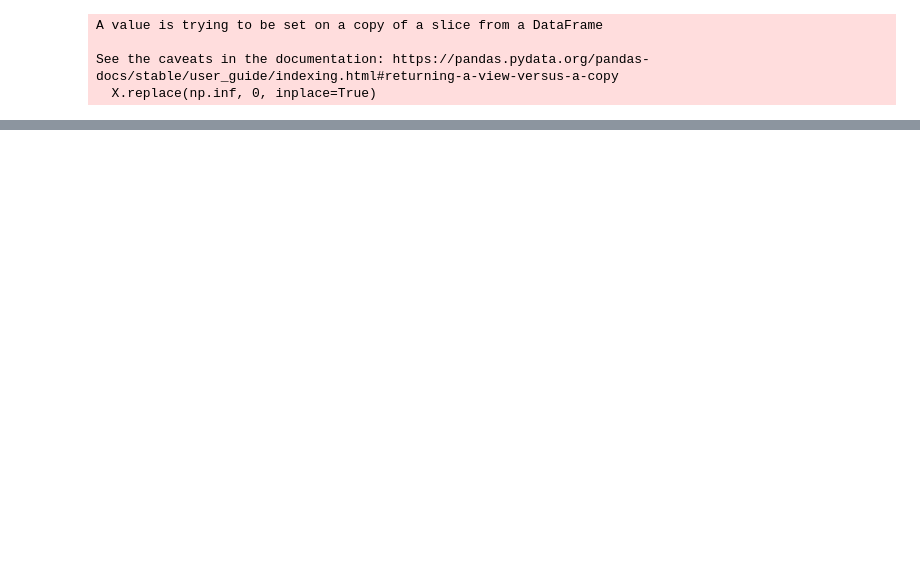
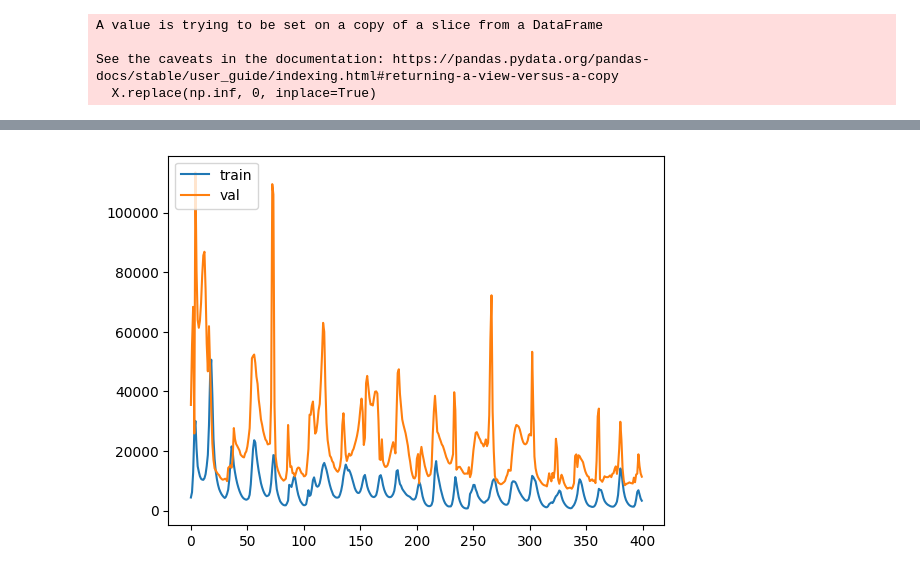
Before and after one commit to The0ps/handson-ml3, a Jupyter notebook: v1.ipynb, the cells around one changed output, grey strips where cells are left out. Saved outputs shown, nothing was run; the diff lists cells and outputs as text; code cells hidden in the pictures; blank space fills up the shorter version.

```diff
--- a/v1.ipynb
+++ b/v1.ipynb
@@ -303,14 +221,13 @@ from sklearn.impute import SimpleImputer
 # %%
-""" process data """
-X = df_kmeans[features]
-y = df_kmeans['label']
+X = df_kmeans_ts[[b for i in features_kmeans_dict_1bar.values() for b in i ] + k_means_label]
+y = df_kmeans_ts[['close']]
 # X_pipeline = make_pipeline(StandardScaler())
 # y_pipeline = make_pipeline(StandardScaler())
 # X = X_pipeline.fit_transform(X)
 # y = y_pipeline.fit_transform(y.values.reshape(-1, 1))
 X.replace(np.inf, 0, inplace=True)
-num_attribs = list(X.columns)[6:]
-cat_attribs = list(X.columns)[:6]
+num_attribs = [b for i in features_kmeans_dict_1bar.values() for b in i ]
+cat_attribs = k_means_label
 num_pipeline = make_pipeline(
     StandardScaler())
 cat_pipeline = make_pipeline(
@@ -320,11 +237,13 @@ preprocessing = ColumnTransformer([
     ('num', num_pipeline ,num_attribs),
     # ('cat', cat_pipeline,make_column_selector(dtype_include=object))
     ('cat2', cat_pipeline,cat_attribs)])
-y_pipiline = make_pipeline(OneHotEncoder())
-X_train, X_test, y_train, y_test = train_test_split(X, y,test_size=0.9, random_state=42,shuffle=False)
-
-X_t = preprocessing.fit_transform(X_train).toarray()
-y_t = y_pipiline.fit_transform(y_train.values.reshape(-1, 1)).toarray()
+# y_pipiline = make_pipeline(OneHotEncoder())
+X_t = preprocessing.fit_transform(X).toarray()
+y_t = y.values.reshape(-1, 1)
+X_train, X_test, y_train, y_test = train_test_split(X_t, y_t,test_size=0.2, random_state=42,shuffle=False)
+# X_t = preprocessing.fit_transform(X_train).toarray()
+# y_t = y_train.values.reshape(-1, 1)
+# y_t = y_pipiline.fit_transform(y_train.values.reshape(-1, 1)).toarray()
 # %% [output]
 A value is trying to be set on a copy of a slice from a DataFrame
 
@@ -364,0 +283,9 @@ plt.show()
+# %%
+model = Sequential()
+model.add(Dense(320, input_dim=X_t.shape[1], activation='relu'))
+model.add(Dense(160, activation='relu'))
+model.add(Dense(64, activation='relu'))
+model.add(Dense(32, activation='relu'))
+model.add(Dense(1, activation='linear'))
+model.compile(loss='mse', optimizer='adam', metrics=['mse','mae'])
+model.fit(X_t, y_t, epochs=500, batch_size=32, validation_split=0.2, verbose=1, shuffle=False, use_multiprocessing=True, workers=4)
@@ -364,0 +311,10 @@ plt.show()
+# %%
+history = model.history.history
+his = history['loss'][100:]
+his_val = history['val_loss'][100:]
+plt.plot(his)
+plt.plot(his_val)
+plt.legend(['train', 'val'], loc='upper left')
+plt.show()
+# %% [output]
+[figure, added]
```
Also changed, not shown: parts of 17 cells of this notebook, 1 other file.
